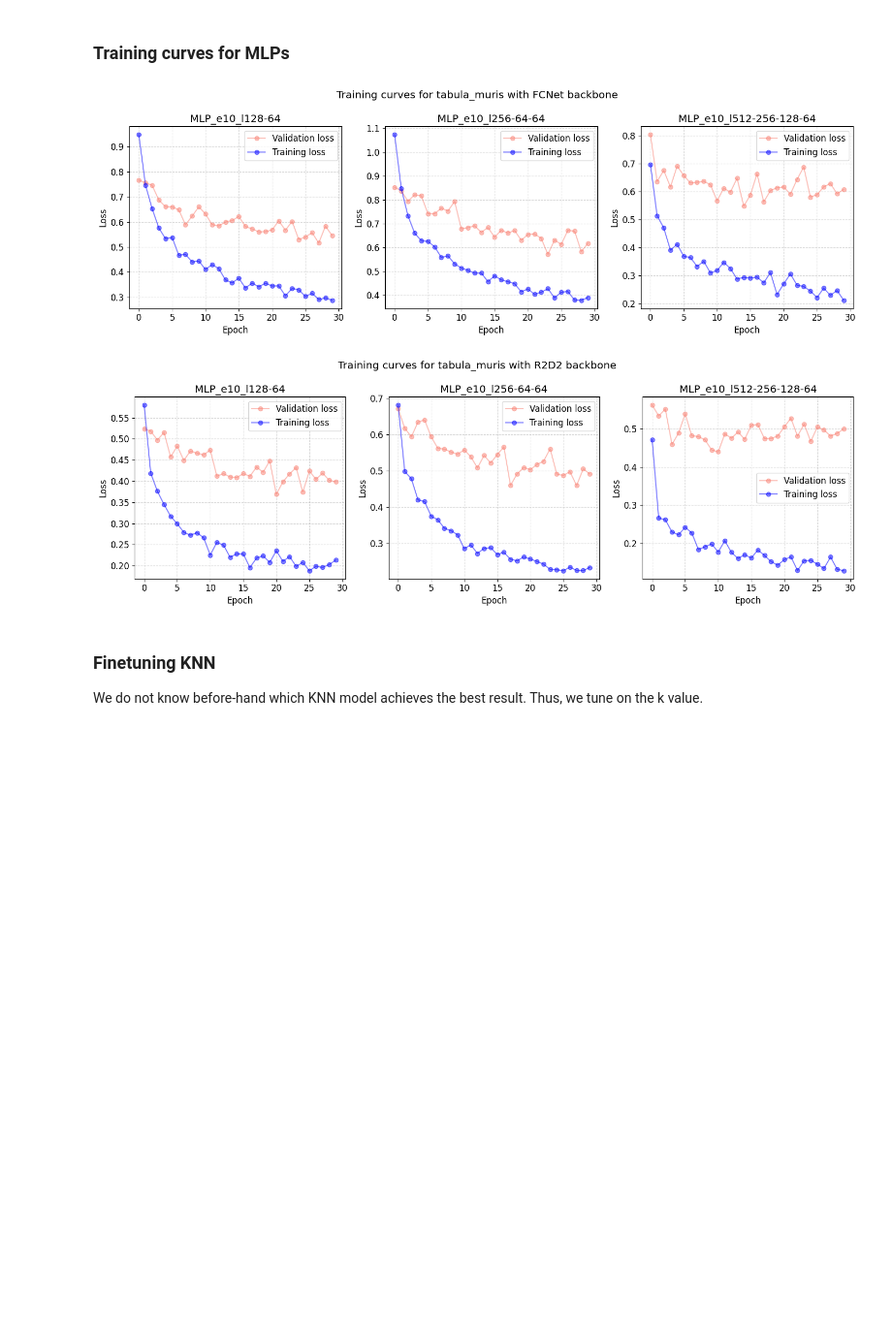
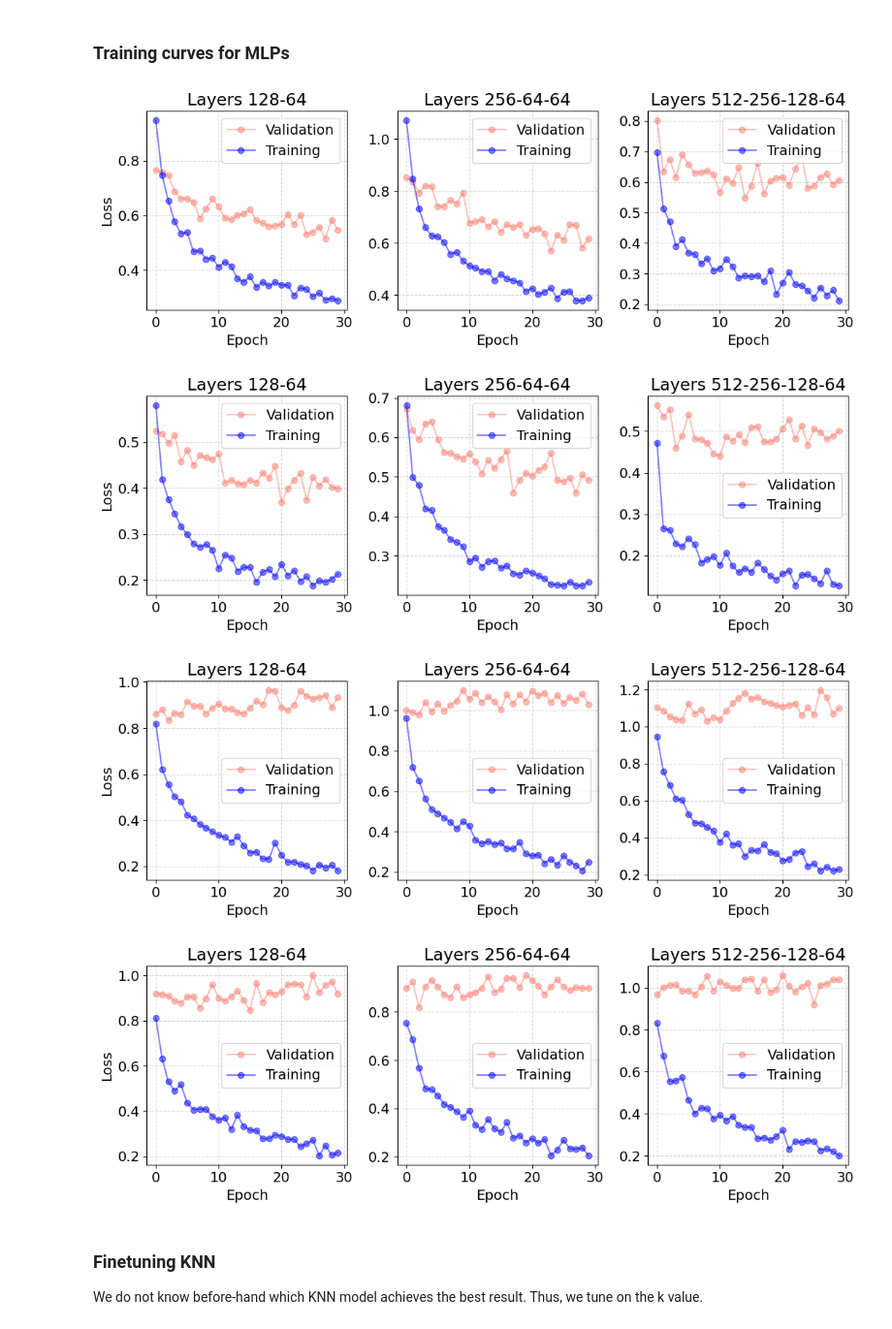
Before and after one commit to MChatzakis/BioMON, a Jupyter notebook: bioMON.ipynb, the cells around one changed output. Shown at 97% size. Drawn from its saved outputs; the diff is of its cells as text; code cells hidden in the pictures; blank space fills up the shorter version.

```diff
--- a/bioMON.ipynb
+++ b/bioMON.ipynb
@@ -59,8 +59,8 @@ for dataset in datasets:
                 data = pd.read_csv(path + "test_summary.csv")
 
                 test_line = data.iloc[2]
-                acc = test_line["acc_mean"] / 100
-                std = test_line["acc_std"] / 100
+                acc = test_line["acc_mean"]
+                std = test_line["acc_std"]
                 model_accuracies.append(acc)
                 model_std.append(std)
 
@@ -75,7 +75,7 @@ for dataset in datasets:
         ax[index].set_title(backbone)
         ax[index].set_xlabel("Epochs")
         if index == 0:
-            ax[index].set_ylabel("Accuracy")
+            ax[index].set_ylabel("Accuracy (%)")
         ax[index].grid(alpha=0.7, linestyle="--")
         ax[index].legend()
 
@@ -90,43 +89,46 @@ FileNotFoundError: [Errno 2] No such file or directory: './results/final/swisspr
 # %%
 # Compare the training curve of the models
 n_way = 5
 n_shot = 5
 n_query = 15
 
 backbones = ["FCNet", "R2D2"]
-datasets = ["tabula_muris"]
+datasets = ["tabula_muris", "swissprot"]
+
+plt.rcParams.update({'font.size': 14})
 
 for dataset in datasets:
     for backbone in backbones:
         classifiers = ["MLP_e10_l128-64", "MLP_e10_l256-64-64", "MLP_e10_l512-256-128-64"]
-        total_classifiers = len(classifiers)
-
-        fig, ax = plt.subplots(1, 3, figsize=(15, 5))
-        fig.suptitle(f"Training curves for {dataset} with {backbone} backbone")
-
-        for index, classifier in enumerate(classifiers):
+        names = ["Layers 128-64", "Layers 256-64-64", "Layers 512-256-128-64"]
+        fig, ax = plt.subplots(1, 3, figsize=(11, 4))
+        for index, data in enumerate(zip(classifiers, names)):
+            classifier, name = data
             path = f"{RESULTS_DIR}/{dataset}/bioMON_{classifier}_{backbone}/{n_way}w{n_shot}s{n_query}q/"
             data = pd.read_csv(path + "epoch_train_results.csv")
 
             epochs = data["epoch"].astype(int)
             val_loss = data["val_loss"]
             train_loss = data["train_loss"]
 
             ax[index].grid(alpha=0.5, linestyle="--")
-            ax[index].plot(epochs, val_loss, label="Validation loss", color="salmon", alpha=0.5, marker="o")
-            ax[index].plot(epochs, train_loss, label="Training loss", color="blue", alpha=0.5, marker="o")
-            ax[index].set_title(f"{classifier}")
+            ax[index].plot(epochs, val_loss, label="Validation", color="salmon", alpha=0.5, marker="o")
+            ax[index].plot(epochs, train_loss, label="Training", color="blue", alpha=0.5, marker="o")
+            ax[index].set_title(f"{name}")
             ax[index].set_xlabel("Epoch")
-            ax[index].set_ylabel("Loss")
+            if index == 0:
+                ax[index].set_ylabel("Loss")
             ax[index].legend()
 
-        fig.suptitle(f"Training curves for {dataset} with {backbone} backbone")
+        #fig.suptitle(f"Training curves for {dataset} with {backbone} backbone")
         fig.tight_layout()
-        plt.show()
-        plt.close()
+        fig.savefig(f"{SAVE_PLOTS_DIR}/training_curves_MLPs_{dataset}_{backbone}.png")
+        #fig.show()
 # %% [output]
-[figure, old version]
+[figure, new version]
-[figure, old version]
+[figure, new version]
+[figure, added]
+[figure, added]
 # %% [markdown]
 ### Finetuning KNN
 
```
Also changed, not shown: parts of 9 cells of this notebook, 20 other files.
